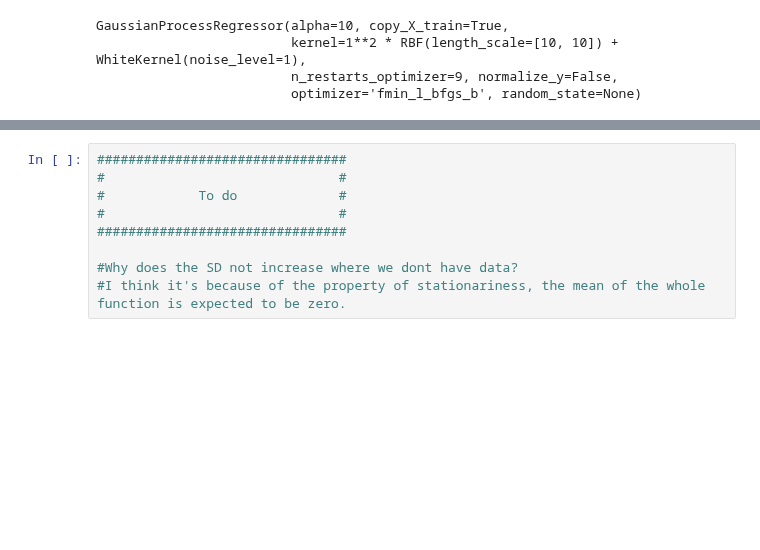
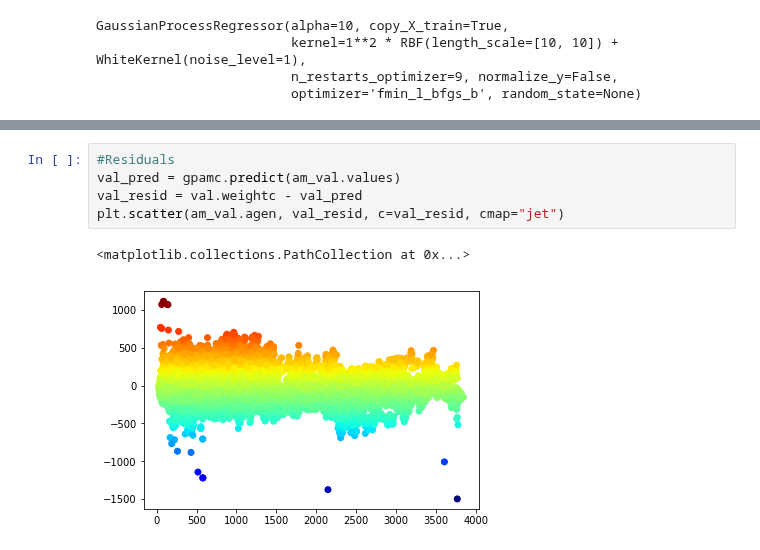
Before and after one commit to DAWells/DAWells.github.io, a Jupyter notebook: analyses/weight_time/Gaussian_process/gaussian_process.ipynb, the cells around one changed output, grey strips where cells are left out. Drawn from its saved outputs; the diff is of its cells as text; blank space fills up the shorter version.

```diff
--- a/analyses/weight_time/Gaussian_process/gaussian_process.ipynb
+++ b/analyses/weight_time/Gaussian_process/gaussian_process.ipynb
@@ -168,9 +160,8 @@ print(gpamc.score(am_val.values, val.weightc))
-# %%
-################################
-#                              #
-#            To do             #
-#                              #
-################################
-
-#Why does the SD not increase where we dont have data?
-#I think it's because of the property of stationariness, the mean of the whole function is expected to be zero.
+# %%
+#Residuals
+val_pred = gpamc.predict(am_val.values)
+val_resid = val.weightc - val_pred
+plt.scatter(am_val.agen, val_resid, c=val_resid, cmap="jet")
+# %% [output]
+<matplotlib.collections.PathCollection at 0x...>
+[figure, added]
```
Also changed, not shown: parts of 14 cells of this notebook, 1 other file.
